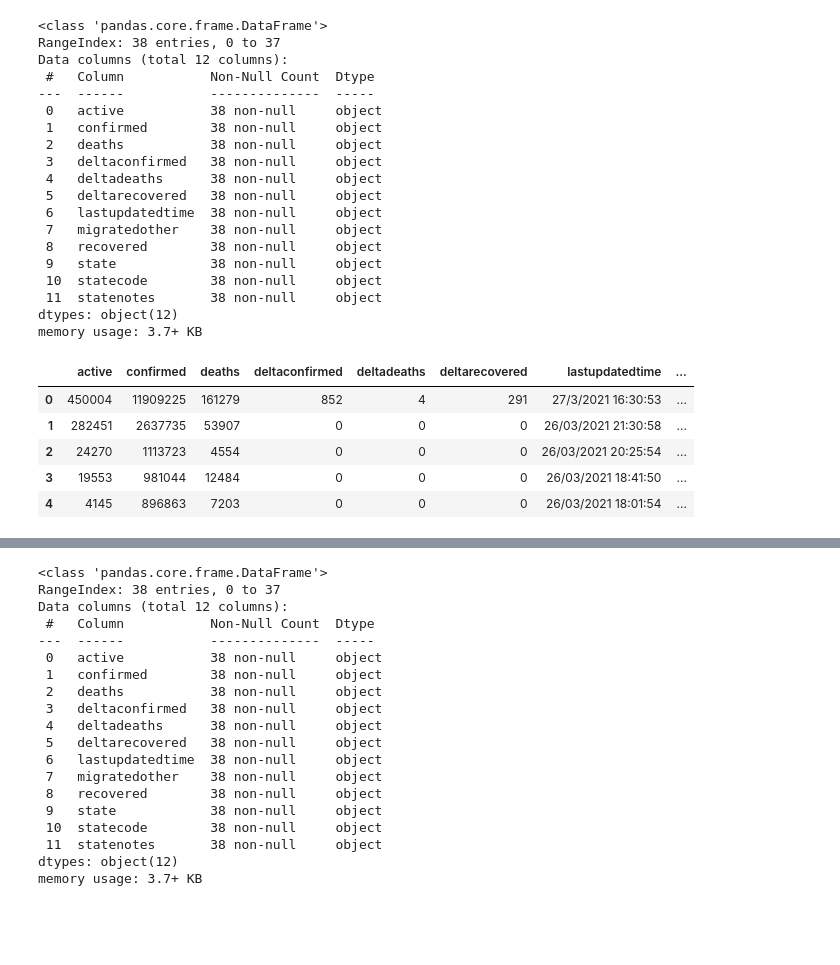
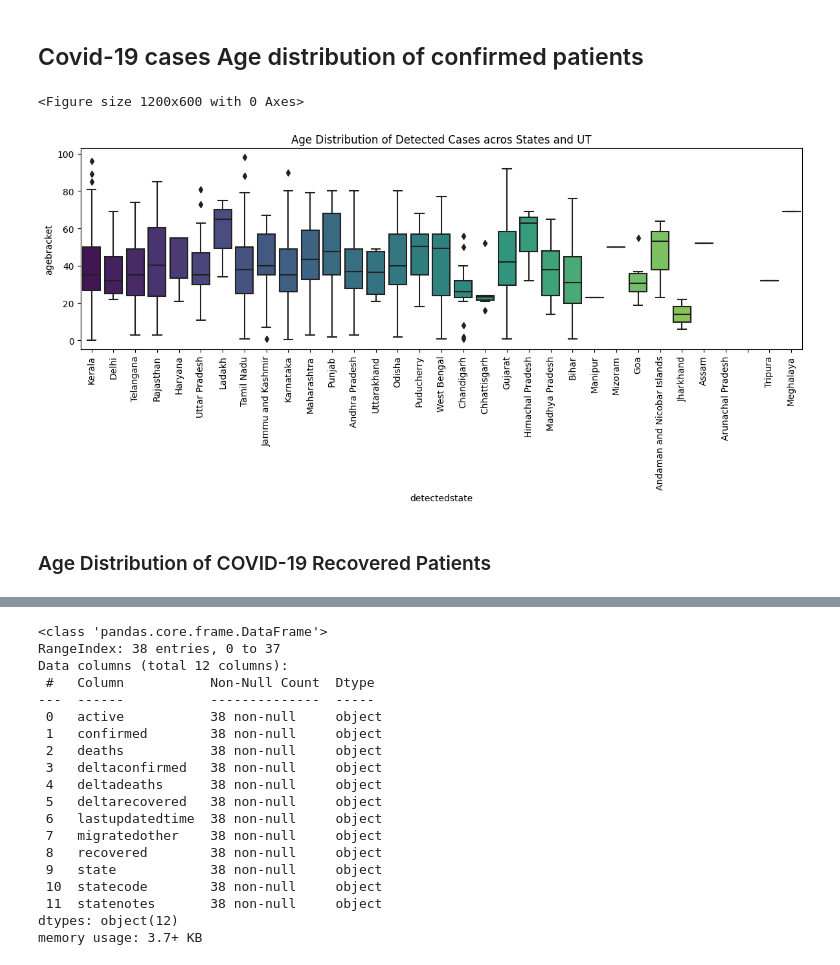
Before and after one commit to Apoorv0001/Covid19-Analyzer, a Jupyter notebook: Covid19.ipynb, the cells around one changed output, grey strips where cells are left out. Cells and saved outputs as stored; diff of their text form; code cells hidden in the pictures; blank space fills up the shorter version.

Commit message:
Exploratory data analysis on State wise confirmed and the death ratio

```diff
--- a/Covid19.ipynb
+++ b/Covid19.ipynb
@@ -426,31 +426,10 @@ dist.head()
-# %%
-df_statewise.info()
-# %% [output]
-<class 'pandas.core.frame.DataFrame'>
-RangeIndex: 38 entries, 0 to 37
-Data columns (total 12 columns):
- #   Column           Non-Null Count  Dtype
----  ------           --------------  -----
- 0   active           38 non-null     object
- 1   confirmed        38 non-null     object
- 2   deaths           38 non-null     object
- 3   deltaconfirmed   38 non-null     object
- 4   deltadeaths      38 non-null     object
- 5   deltarecovered   38 non-null     object
- 6   lastupdatedtime  38 non-null     object
- 7   migratedother    38 non-null     object
- 8   recovered        38 non-null     object
- 9   state            38 non-null     object
- 10  statecode        38 non-null     object
- 11  statenotes       38 non-null     object
-dtypes: object(12)
-memory usage: 3.7+ KB
-# %%
-df_statewise.head()
-# %% [output]
-|  | active | confirmed | deaths | deltaconfirmed | deltadeaths | deltarecovered | lastupdatedtime | ... |
-| 0 | 450004 | 11909225 | 161279 | 852 | 4 | 291 | 27/3/2021 16:30:53 | ... |
-| 1 | 282451 | 2637735 | 53907 | 0 | 0 | 0 | 26/03/2021 21:30:58 | ... |
-| 2 | 24270 | 1113723 | 4554 | 0 | 0 | 0 | 26/03/2021 20:25:54 | ... |
-| 3 | 19553 | 981044 | 12484 | 0 | 0 | 0 | 26/03/2021 18:41:50 | ... |
-| 4 | 4145 | 896863 | 7203 | 0 | 0 | 0 | 26/03/2021 18:01:54 | ... |
+# %% [markdown]
+## Covid-19 cases Age distribution of confirmed patients
+# %%
+plt.figure(figsize=(12, 6), dpi = 100)
+boxplot(df_raw_data,'detectedstate' , 'agebracket' ,'Age Distribution of Detected Cases acros States and UT')
+# %% [output]
+<Figure size 1200x600 with 0 Axes>
+[figure, added]
+# %% [markdown]
+### Age Distribution of COVID-19 Recovered Patients
```
Also changed, not shown: parts of 83 cells of this notebook.
